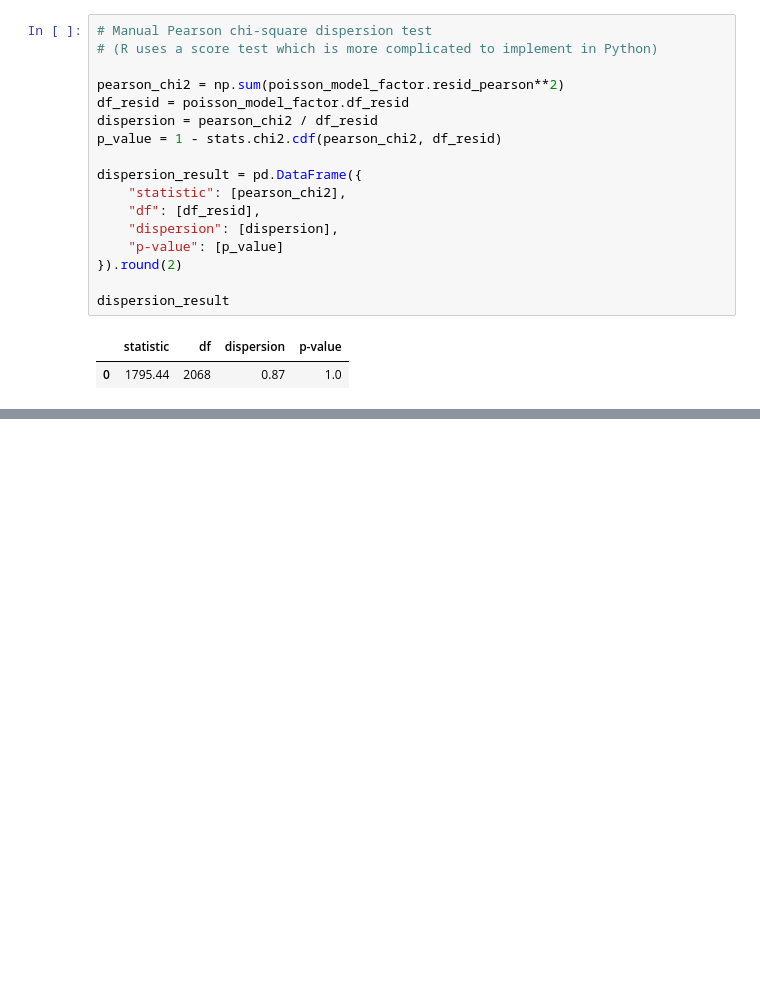
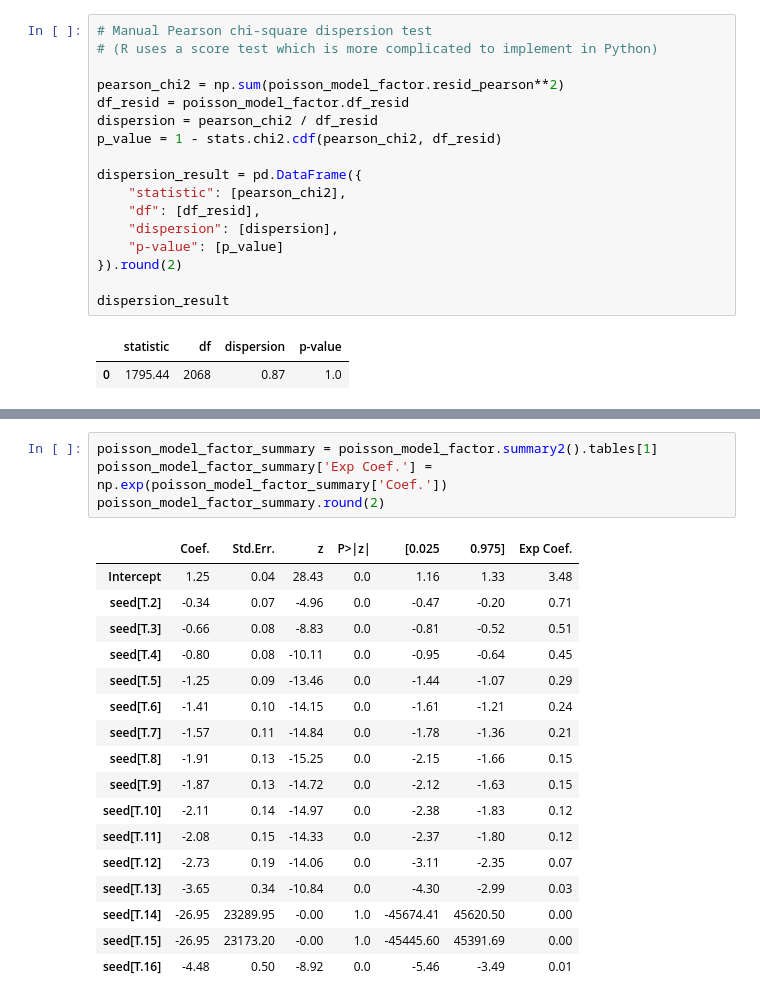
Before and after one commit to diverse-data-hub/diverse-data-hub.github.io, a Jupyter notebook: website_files/notebooks/marchmadness_py.ipynb, the cells around one changed output, grey strips where cells are left out. Drawn from its saved outputs; the diff is of its cells as text; blank space fills up the shorter version.

```diff
--- a/website_files/notebooks/marchmadness_py.ipynb
+++ b/website_files/notebooks/marchmadness_py.ipynb
@@ -248,0 +265,22 @@ dispersion_result
+# %%
+poisson_model_factor_summary = poisson_model_factor.summary2().tables[1]
+poisson_model_factor_summary['Exp Coef.'] = np.exp(poisson_model_factor_summary['Coef.'])
+poisson_model_factor_summary.round(2)
+# %% [output]
+|  | Coef. | Std.Err. | z | P>|z| | [0.025 | 0.975] | Exp Coef. |
+| Intercept | 1.25 | 0.04 | 28.43 | 0.0 | 1.16 | 1.33 | 3.48 |
+| seed[T.2] | -0.34 | 0.07 | -4.96 | 0.0 | -0.47 | -0.20 | 0.71 |
+| seed[T.3] | -0.66 | 0.08 | -8.83 | 0.0 | -0.81 | -0.52 | 0.51 |
+| seed[T.4] | -0.80 | 0.08 | -10.11 | 0.0 | -0.95 | -0.64 | 0.45 |
+| seed[T.5] | -1.25 | 0.09 | -13.46 | 0.0 | -1.44 | -1.07 | 0.29 |
+| seed[T.6] | -1.41 | 0.10 | -14.15 | 0.0 | -1.61 | -1.21 | 0.24 |
+| seed[T.7] | -1.57 | 0.11 | -14.84 | 0.0 | -1.78 | -1.36 | 0.21 |
+| seed[T.8] | -1.91 | 0.13 | -15.25 | 0.0 | -2.15 | -1.66 | 0.15 |
+| seed[T.9] | -1.87 | 0.13 | -14.72 | 0.0 | -2.12 | -1.63 | 0.15 |
+| seed[T.10] | -2.11 | 0.14 | -14.97 | 0.0 | -2.38 | -1.83 | 0.12 |
+| seed[T.11] | -2.08 | 0.15 | -14.33 | 0.0 | -2.37 | -1.80 | 0.12 |
+| seed[T.12] | -2.73 | 0.19 | -14.06 | 0.0 | -3.11 | -2.35 | 0.07 |
+| seed[T.13] | -3.65 | 0.34 | -10.84 | 0.0 | -4.30 | -2.99 | 0.03 |
+| seed[T.14] | -26.95 | 23289.95 | -0.00 | 1.0 | -45674.41 | 45620.50 | 0.00 |
+| seed[T.15] | -26.95 | 23173.20 | -0.00 | 1.0 | -45445.60 | 45391.69 | 0.00 |
+| seed[T.16] | -4.48 | 0.50 | -8.92 | 0.0 | -5.46 | -3.49 | 0.01 |
```
Also changed, not shown: parts of 4 cells of this notebook.
